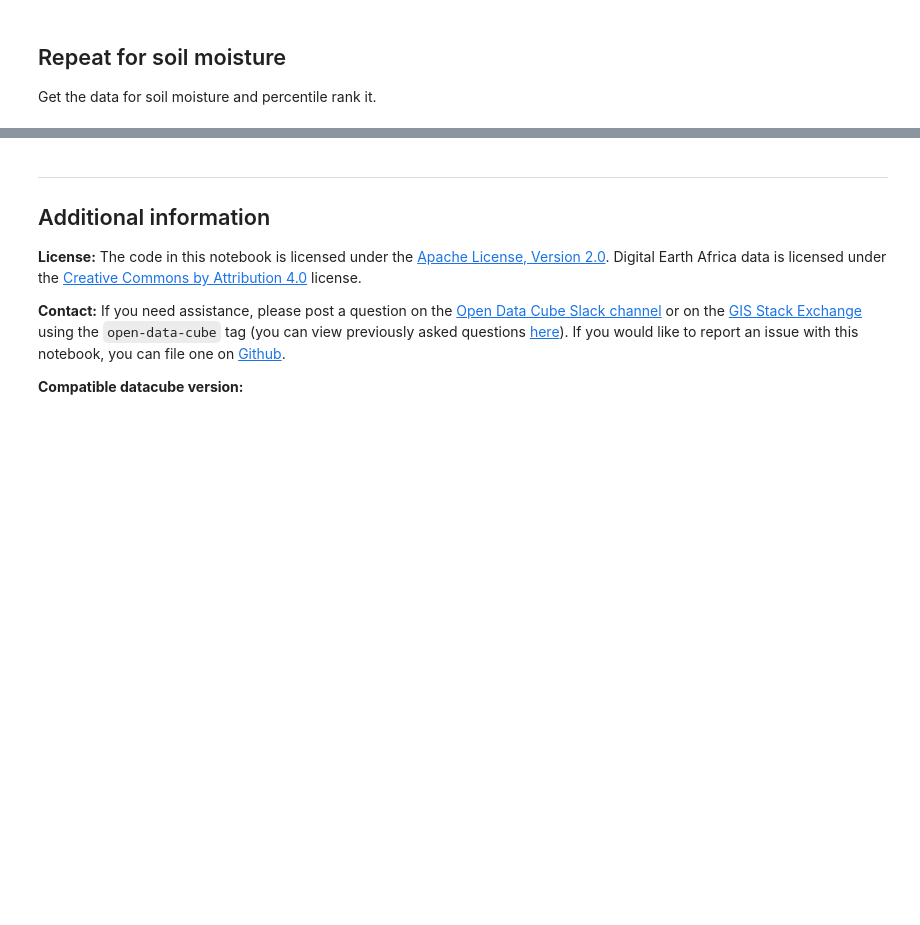
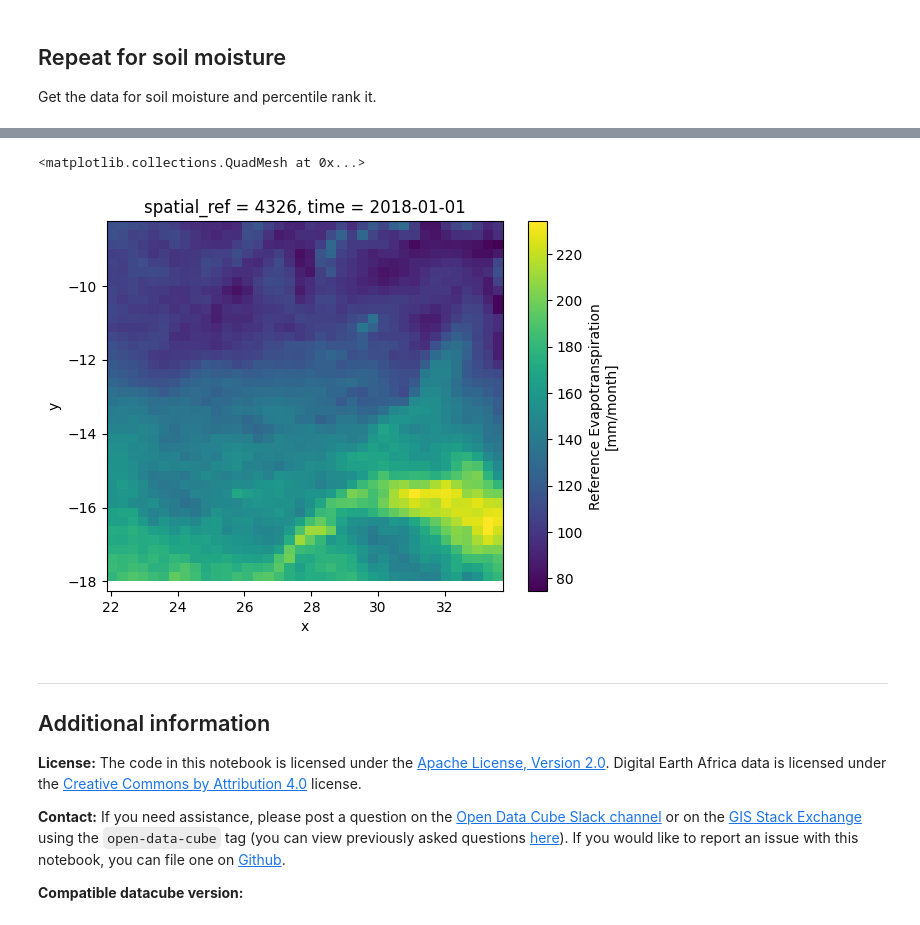
Before and after one commit to digitalearthafrica/DEAfrica-Drought-Monitor, a Jupyter notebook: Assembling_Data.ipynb, the cells around one changed output, grey strips where cells are left out. Saved outputs shown, nothing was run; the diff lists cells and outputs as text; code cells hidden in the pictures; blank space fills up the shorter version.

```diff
--- a/Assembling_Data.ipynb
+++ b/Assembling_Data.ipynb
@@ -384,0 +313,12 @@ c = 3
+# %%
+folder = "data/WaPOR" # folder that the data will be sent to
+variable = "L1-RET-M" # level-variable-time, see table above
+period = ["2018-01-01", "2024-02-01"] # period to load
+
+region = [zmb.total_bounds[0], zmb.total_bounds[1], zmb.total_bounds[2], zmb.total_bounds[3]]
+# %%
+ret = wapor_map(region, variable, period, folder, extension = '.nc')
+
+ret_xr = load_wapor_ds(filename=ret, variable=variable)
+
+ret_xr
@@ -385,3 +345,8 @@ c = 3
+# %%
+ret_xr.where(ret_xr['L1-RET-M'] > -999)[variable].isel(time=0).plot()
+# %% [output]
+<matplotlib.collections.QuadMesh at 0x...>
+[figure, added]
 # %% [markdown]
 ***
 
```
Also changed, not shown: parts of 14 cells of this notebook.
